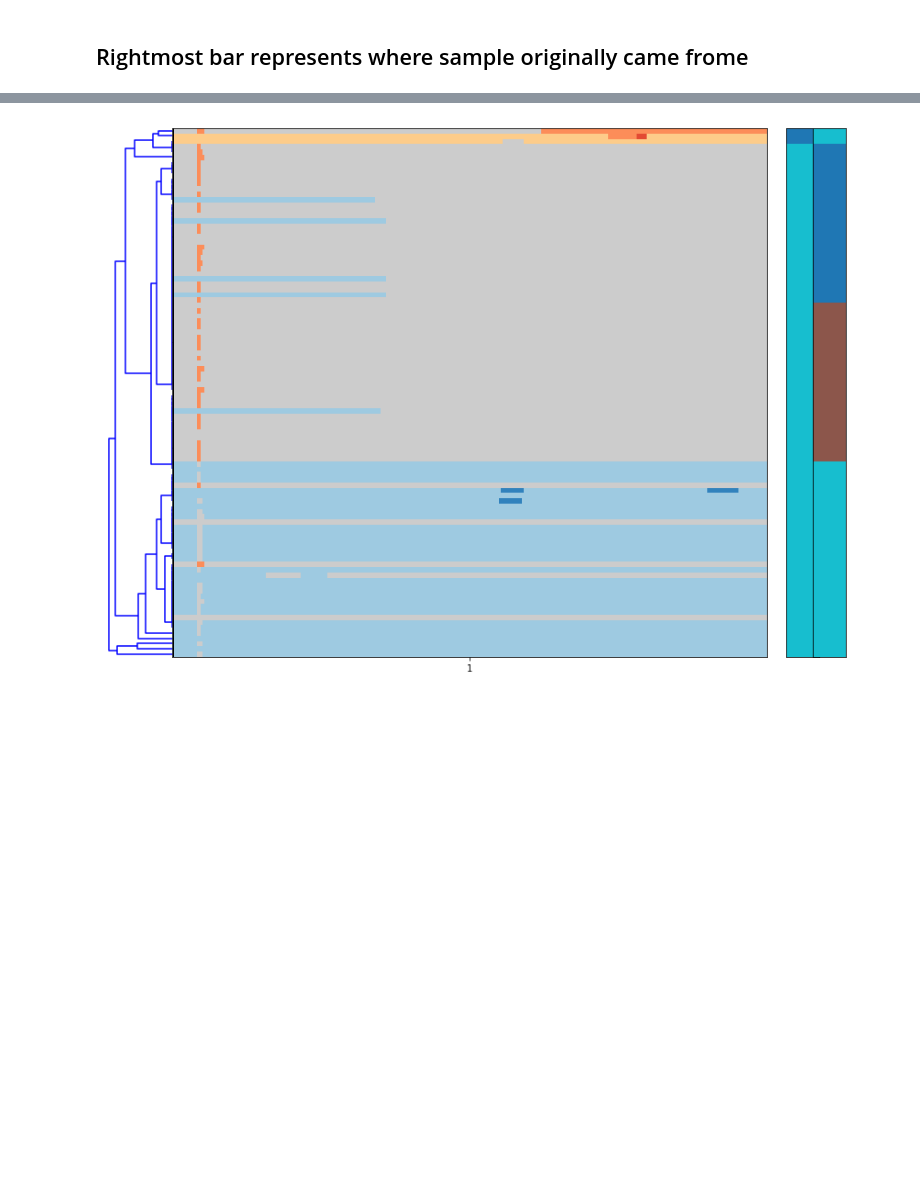
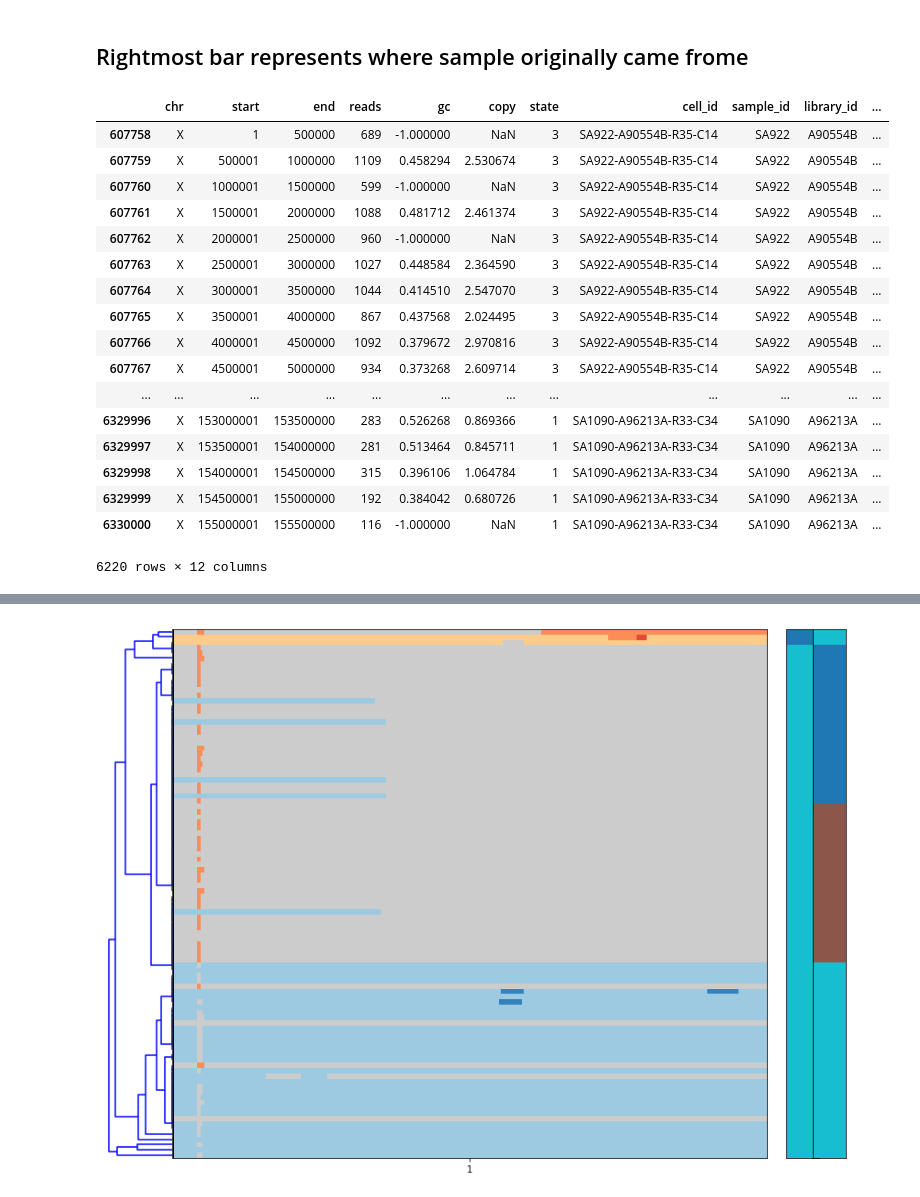
Before and after one commit to shahcompbio/scgenome-deprecated, a Jupyter notebook: notebooks/bhc_pruning.ipynb, the cells around one changed output, grey strips where cells are left out. Drawn from its saved outputs; the diff is of its cells as text; code cells hidden in the pictures; blank space fills up the shorter version.

```diff
--- a/notebooks/bhc_pruning.ipynb
+++ b/notebooks/bhc_pruning.ipynb
@@ -121,3 +113,24 @@ g = g.map(plt.scatter, "threshold", "naive_num_clusters")
+# %%
+mixed_cn_data
+# %% [output]
+|  | chr | start | end | reads | gc | copy | state | cell_id | sample_id | library_id | ... |
+| 607758 | X | 1 | 500000 | 689 | -1.000000 | NaN | 3 | SA922-A90554B-R35-C14 | SA922 | A90554B | ... |
+| 607759 | X | 500001 | 1000000 | 1109 | 0.458294 | 2.530674 | 3 | SA922-A90554B-R35-C14 | SA922 | A90554B | ... |
+| 607760 | X | 1000001 | 1500000 | 599 | -1.000000 | NaN | 3 | SA922-A90554B-R35-C14 | SA922 | A90554B | ... |
+| 607761 | X | 1500001 | 2000000 | 1088 | 0.481712 | 2.461374 | 3 | SA922-A90554B-R35-C14 | SA922 | A90554B | ... |
+| 607762 | X | 2000001 | 2500000 | 960 | -1.000000 | NaN | 3 | SA922-A90554B-R35-C14 | SA922 | A90554B | ... |
+| 607763 | X | 2500001 | 3000000 | 1027 | 0.448584 | 2.364590 | 3 | SA922-A90554B-R35-C14 | SA922 | A90554B | ... |
+| 607764 | X | 3000001 | 3500000 | 1044 | 0.414510 | 2.547070 | 3 | SA922-A90554B-R35-C14 | SA922 | A90554B | ... |
+| 607765 | X | 3500001 | 4000000 | 867 | 0.437568 | 2.024495 | 3 | SA922-A90554B-R35-C14 | SA922 | A90554B | ... |
+| 607766 | X | 4000001 | 4500000 | 1092 | 0.379672 | 2.970816 | 3 | SA922-A90554B-R35-C14 | SA922 | A90554B | ... |
+| 607767 | X | 4500001 | 5000000 | 934 | 0.373268 | 2.609714 | 3 | SA922-A90554B-R35-C14 | SA922 | A90554B | ... |
+| ... | ... | ... | ... | ... | ... | ... | ... | ... | ... | ... | ... |
+| 6329996 | X | 153000001 | 153500000 | 283 | 0.526268 | 0.869366 | 1 | SA1090-A96213A-R33-C34 | SA1090 | A96213A | ... |
+| 6329997 | X | 153500001 | 154000000 | 281 | 0.513464 | 0.845711 | 1 | SA1090-A96213A-R33-C34 | SA1090 | A96213A | ... |
+| 6329998 | X | 154000001 | 154500000 | 315 | 0.396106 | 1.064784 | 1 | SA1090-A96213A-R33-C34 | SA1090 | A96213A | ... |
+| 6329999 | X | 154500001 | 155000000 | 192 | 0.384042 | 0.680726 | 1 | SA1090-A96213A-R33-C34 | SA1090 | A96213A | ... |
+| 6330000 | X | 155000001 | 155500000 | 116 | -1.000000 | NaN | 1 | SA1090-A96213A-R33-C34 | SA1090 | A96213A | ... |
+6220 rows × 12 columns
 # %%
 cmixed_cn_data = mixed_cn_data.copy()
 clustering = sch.fcluster(lbhc_plot_data, 7, criterion="distance")
```
Also changed, not shown: parts of 8 cells of this notebook, 6 other files.
